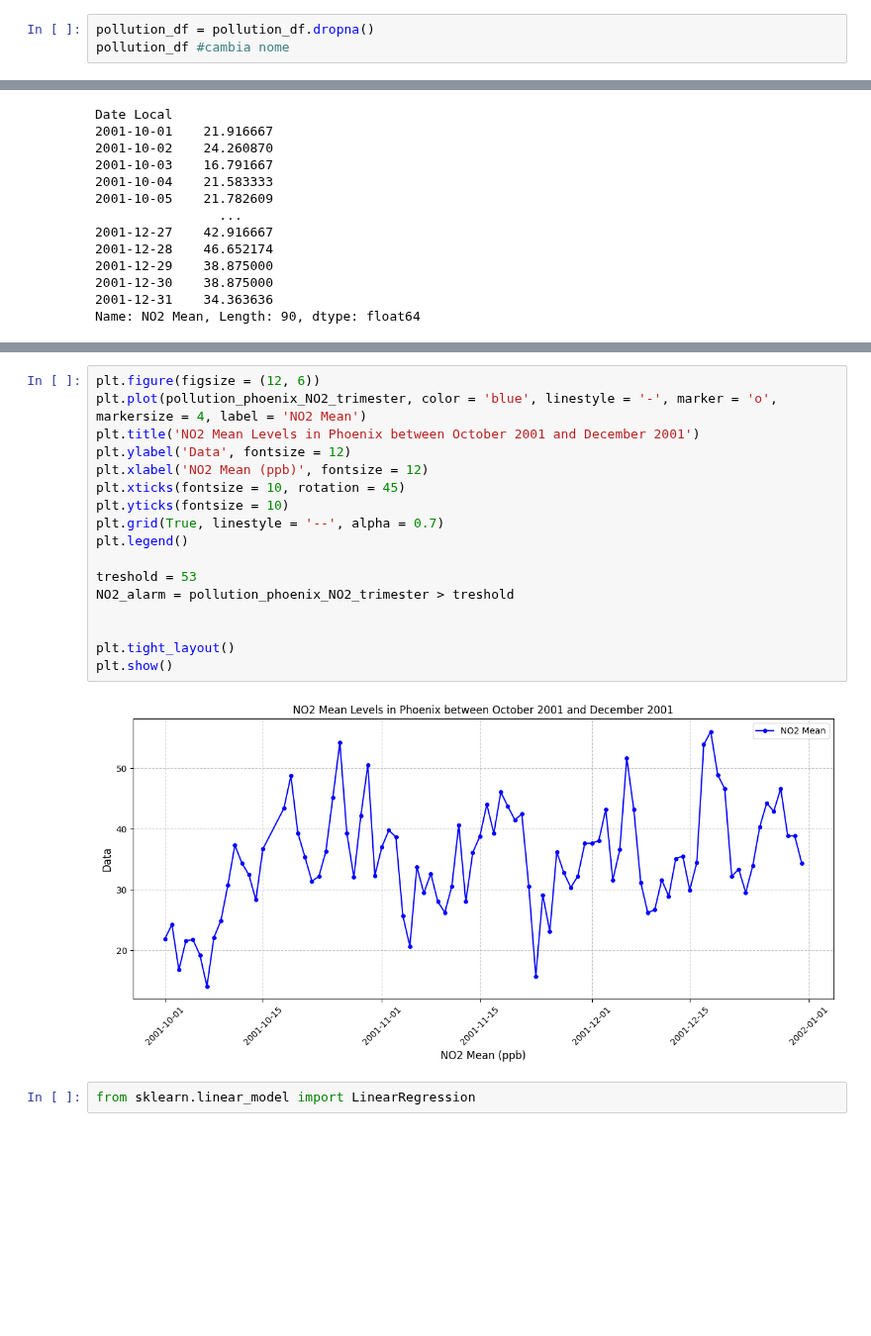
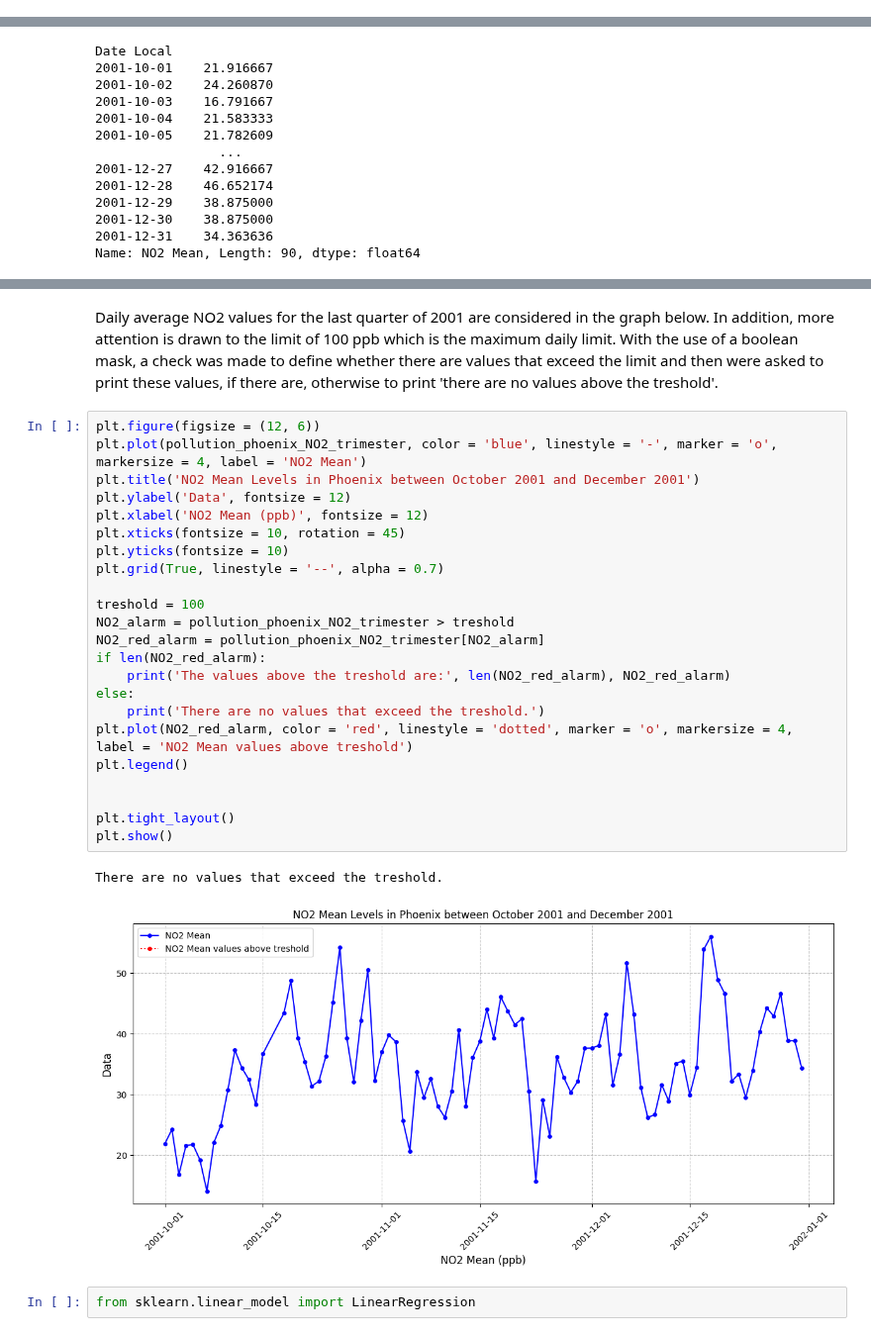
Before and after one commit to letizialanza01/Project_US_Pollution, a Jupyter notebook: Project_US_Pollution.ipynb, the cells around one changed output, grey strips where cells are left out. Shown at 99% size. Saved outputs shown, nothing was run; the diff lists cells and outputs as text; blank space fills up the shorter version.

Commit message:
null values handling fixing

```diff
--- a/Project_US_Pollution.ipynb
+++ b/Project_US_Pollution.ipynb
@@ -285,3 +288,0 @@ Another way to deal with null values can be deleting the columns with that kind
-# %%
-pollution_df = pollution_df.dropna()
-pollution_df #cambia nome
@@ -588,22 +645,31 @@ pollution_phoenix_NO2_trimester.max()
+# %% [markdown]
+Daily average NO2 values for the last quarter of 2001 are considered in the graph below. In addition, more attention is drawn to the limit of 100 ppb which is the maximum daily limit. With the use of a boolean mask, a check was made to define whether there are values that exceed the limit and then were asked to print these values, if there are, otherwise to print 'there are no values above the treshold'.
 # %%
 plt.figure(figsize = (12, 6))
 plt.plot(pollution_phoenix_NO2_trimester, color = 'blue', linestyle = '-', marker = 'o', markersize = 4, label = 'NO2 Mean')
 plt.title('NO2 Mean Levels in Phoenix between October 2001 and December 2001')
 plt.ylabel('Data', fontsize = 12)
 plt.xlabel('NO2 Mean (ppb)', fontsize = 12)
 plt.xticks(fontsize = 10, rotation = 45)
 plt.yticks(fontsize = 10)
 plt.grid(True, linestyle = '--', alpha = 0.7)
+
+treshold = 100
+NO2_alarm = pollution_phoenix_NO2_trimester > treshold
+NO2_red_alarm = pollution_phoenix_NO2_trimester[NO2_alarm]
+if len(NO2_red_alarm):
+    print('The values above the treshold are:', len(NO2_red_alarm), NO2_red_alarm)
+else:
+    print('There are no values that exceed the treshold.')
+plt.plot(NO2_red_alarm, color = 'red', linestyle = 'dotted', marker = 'o', markersize = 4, label = 'NO2 Mean values above treshold')
 plt.legend()
-
-treshold = 53
-NO2_alarm = pollution_phoenix_NO2_trimester > treshold
 
 
 plt.tight_layout()
 plt.show()
 # %% [output]
+There are no values that exceed the treshold.
-[figure, old version]
+[figure, new version]
 # %%
 from sklearn.linear_model import LinearRegression
 # %%
```
Also changed, not shown: parts of 23 cells of this notebook.
